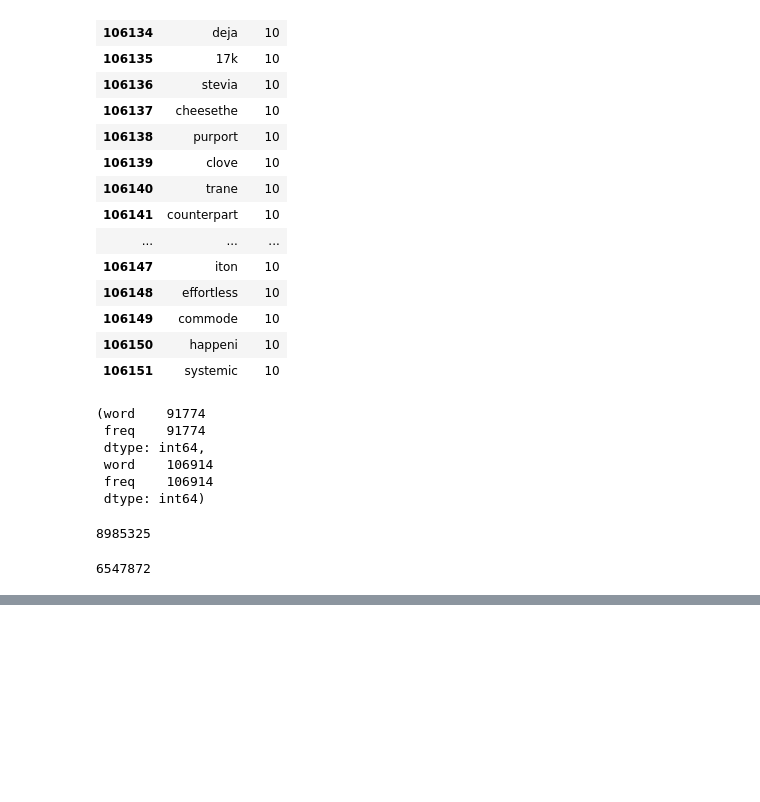
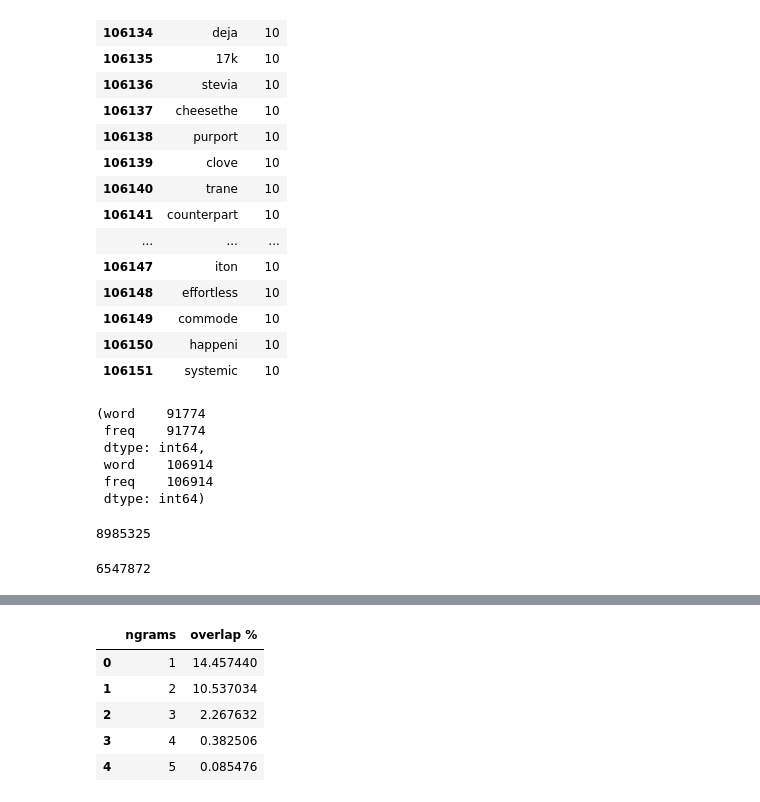
Before and after one commit to akurniawan/ICS5110-final, a Jupyter notebook: 02-Text Analysis.ipynb, the cells around one changed output, grey strips where cells are left out. Drawn from its saved outputs; the diff is of its cells as text; code cells hidden in the pictures; blank space fills up the shorter version.

Commit message:
add vocab overlap analysis

```diff
--- a/02-Text Analysis.ipynb
+++ b/02-Text Analysis.ipynb
@@ -381,0 +408,36 @@ len(pos_unigrams_freq) + len(pos_bigram_freq) + len(pos_trigram_freq)
+# %%
+ngrams_train = [[], [], [], [], []]
+for row in tqdm(train["text"], total=len(train["text"])):
+    for i in range(1, 6):
+        this_train = []
+        for t in set(ngrams(row.split(" "), n=i)):
+            this_train.append(" ".join(t))
+        ngrams_train[i-1].extend(list(set(this_train)))
+# %%
+ngrams_test = [[], [], [], [], []]
+for row in tqdm(test["text"], total=len(test["text"])):
+    for i in range(1, 6):
+        this_test = []
+        for t in set(ngrams(row.split(" "), n=i)):
+            this_test.append(" ".join(t))
+        ngrams_test[i-1].extend(list(set(this_test)))
+# %%
+def intersection_percentage(lst1, lst2):
+    slst1 = set(lst1)
+    slst2 = set(lst2)
+    num = len(list(slst1 & slst2))
+    den = len(list(slst1.union(lst2)))
+    return (num * 100.) / den
+# %%
+res = []
+for idx, (tr, ts) in enumerate(zip(ngrams_train, ngrams_test)):
+    res.append((idx + 1, intersection_percentage(tr, ts)))
+# %%
+pd.DataFrame(res, columns=["ngrams", "overlap %"])
+# %% [output]
+|  | ngrams | overlap % |
+| 0 | 1 | 14.457440 |
+| 1 | 2 | 10.537034 |
+| 2 | 3 | 2.267632 |
+| 3 | 4 | 0.382506 |
+| 4 | 5 | 0.085476 |
```
Also changed, not shown: parts of 17 cells of this notebook, 1 other file.
